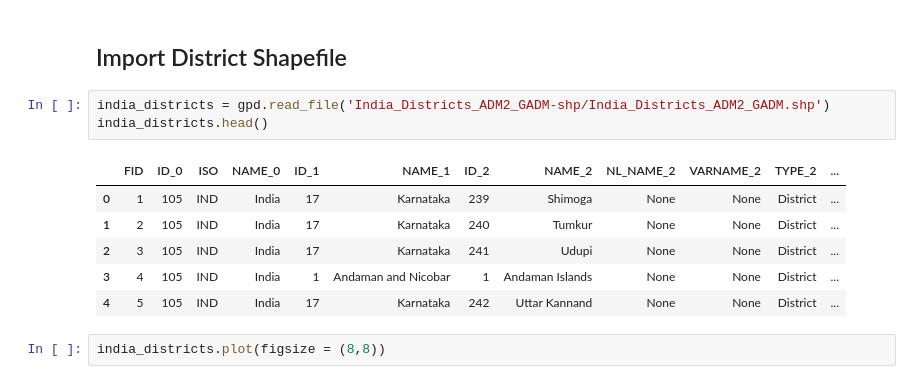
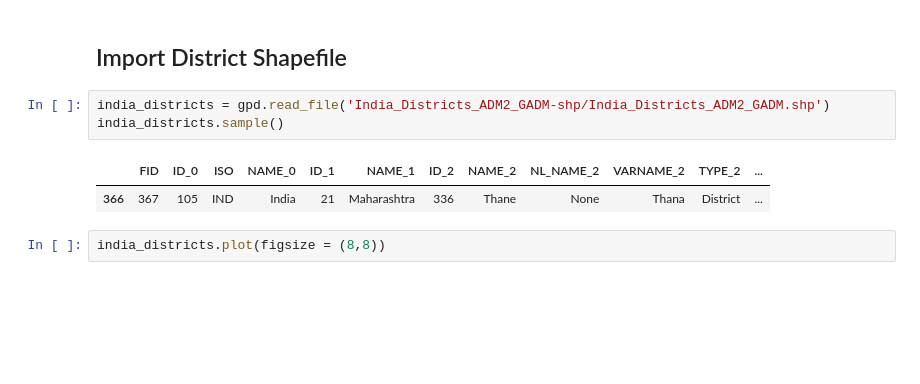
Before and after one commit to adarshm-26/Predicting-Anaemia-Occurrence, a Jupyter notebook: DWDM_Air_Quality_Index.ipynb, the cells around one changed output. Drawn from its saved outputs; the diff is of its cells as text; blank space fills up the shorter version.

```diff
--- a/DWDM_Air_Quality_Index.ipynb
+++ b/DWDM_Air_Quality_Index.ipynb
@@ -10,14 +10,10 @@ import json
 ## Import District Shapefile
 # %%
 india_districts = gpd.read_file('India_Districts_ADM2_GADM-shp/India_Districts_ADM2_GADM.shp')
-india_districts.head()
+india_districts.sample()
 # %% [output]
 |  | FID | ID_0 | ISO | NAME_0 | ID_1 | NAME_1 | ID_2 | NAME_2 | NL_NAME_2 | VARNAME_2 | TYPE_2 | ... |
-| 0 | 1 | 105 | IND | India | 17 | Karnataka | 239 | Shimoga | None | None | District | ... |
-| 1 | 2 | 105 | IND | India | 17 | Karnataka | 240 | Tumkur | None | None | District | ... |
-| 2 | 3 | 105 | IND | India | 17 | Karnataka | 241 | Udupi | None | None | District | ... |
-| 3 | 4 | 105 | IND | India | 1 | Andaman and Nicobar | 1 | Andaman Islands | None | None | District | ... |
-| 4 | 5 | 105 | IND | India | 17 | Karnataka | 242 | Uttar Kannand | None | None | District | ... |
+| 366 | 367 | 105 | IND | India | 21 | Maharashtra | 336 | Thane | None | Thana | District | ... |
 # %%
 india_districts.plot(figsize = (8,8))
 # %% [output]
```
Also changed, not shown: parts of 13 cells of this notebook.
